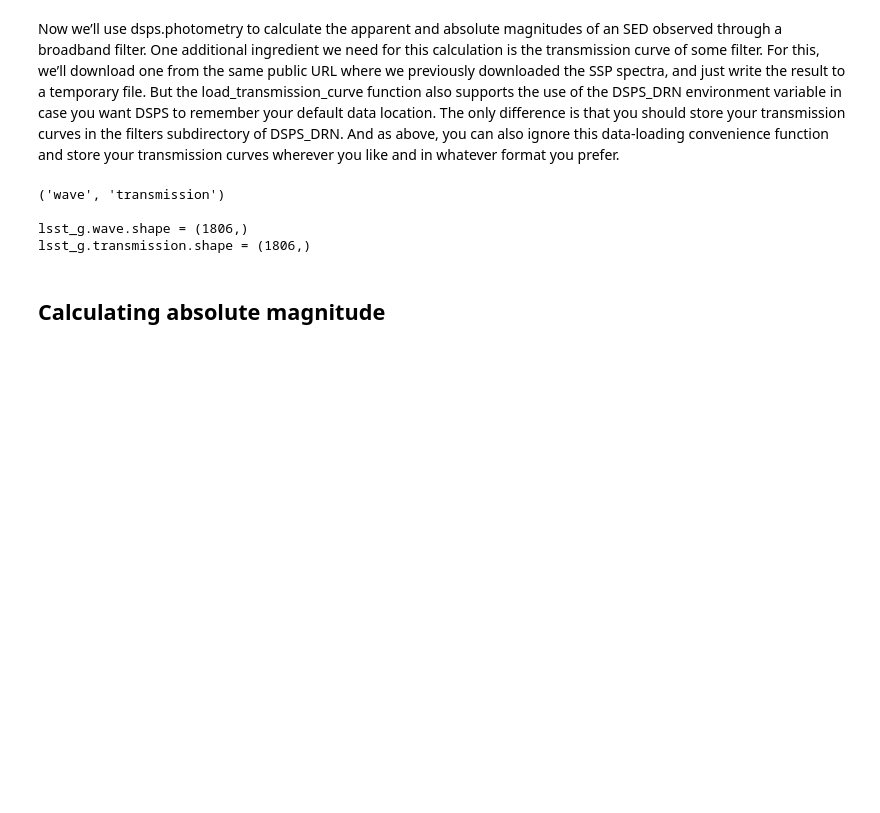
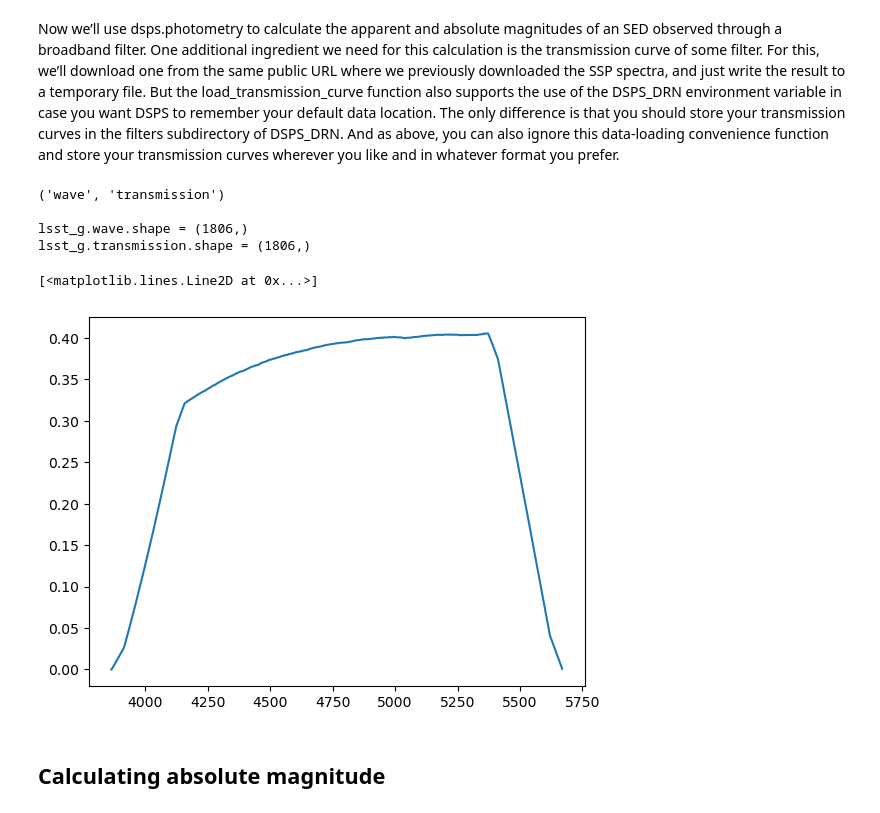
Before and after one commit to sylvielsstfr/Fors2ToStellarPopSynthesis, a Jupyter notebook: examples/examples_dsps_diffstar_diffmah/compare_dfps.ipynb, the cells around one changed output. Saved outputs shown, nothing was run; the diff lists cells and outputs as text; code cells hidden in the pictures; blank space fills up the shorter version.

```diff
--- a/examples/examples_dsps_diffstar_diffmah/compare_dfps.ipynb
+++ b/examples/examples_dsps_diffstar_diffmah/compare_dfps.ipynb
@@ -189,6 +189,11 @@ print('lsst_g.transmission.shape = {}'.format(lsst_g.transmission.shape))
 
 lsst_g.wave.shape = (1806,)
 lsst_g.transmission.shape = (1806,)
+# %%
+plt.plot(lsst_g.wave,lsst_g.transmission)
+# %% [output]
+[<matplotlib.lines.Line2D at 0x...>]
+[figure, added]
 # %% [markdown]
 ## Calculating absolute magnitude
 # %% [markdown]
```
Also changed, not shown: parts of 2 cells of this notebook, 1 other file.
